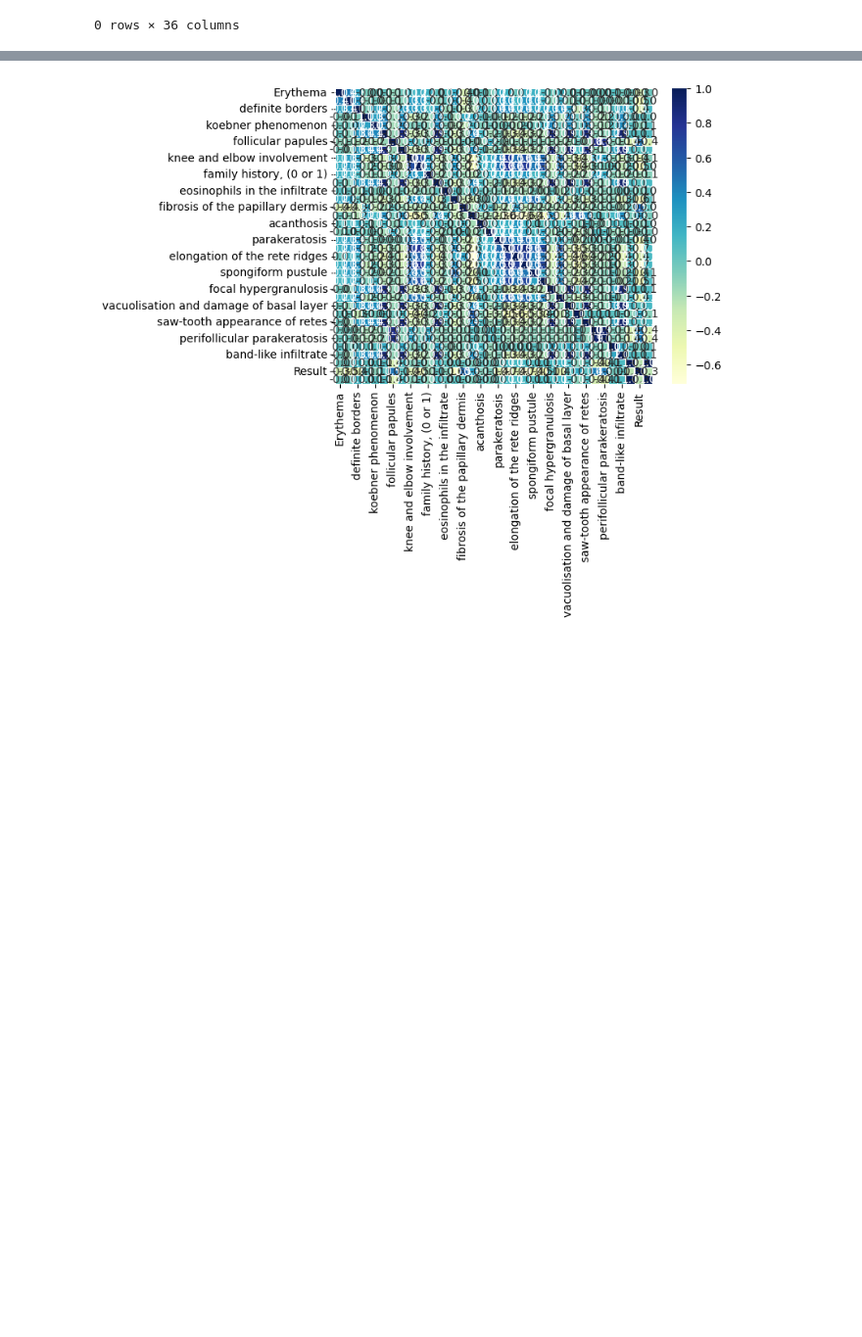
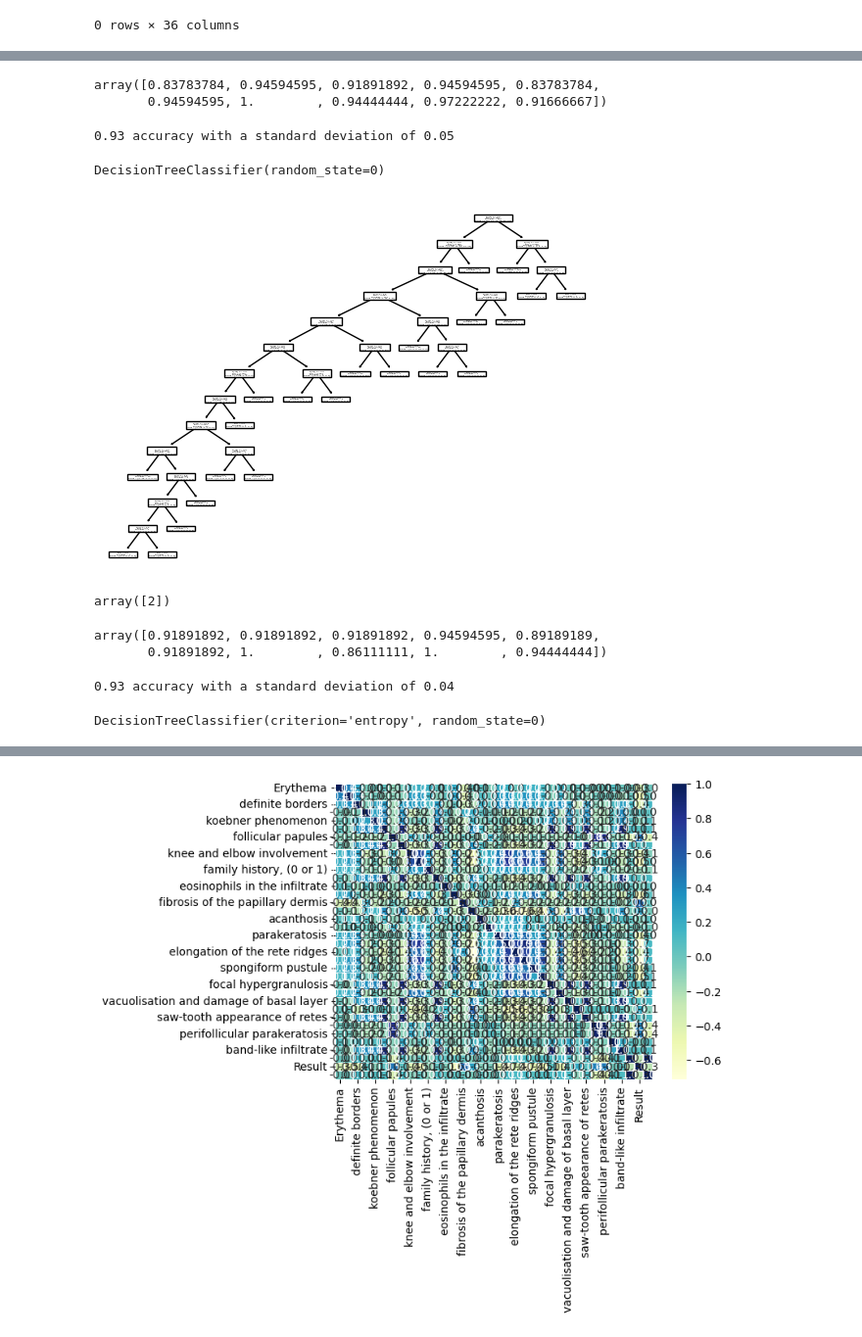
Before and after one commit to turagsarkar/Identification-of-Erythemato-Squamous-Disease, a Jupyter notebook: Identification_of_Erythemato_Squamous_Disease.ipynb, the cells around one changed output, grey strips where cells are left out. Shown at 98% size. Drawn from its saved outputs; the diff is of its cells as text; code cells hidden in the pictures; blank space fills up the shorter version.

Commit message:
Decision tree base ML use

```diff
--- a/Identification_of_Erythemato_Squamous_Disease.ipynb
+++ b/Identification_of_Erythemato_Squamous_Disease.ipynb
@@ -293,0 +328,5 @@ new_data[new_data['Z-score']<-3]
+# %%
+X=new_data.drop(['Result', 'Z-score'],axis='columns')
+print(X)
+y=new_data['Result']
+print(y)
@@ -293,0 +351,44 @@ new_data[new_data['Z-score']<-3]
+# %%
+from sklearn.model_selection import cross_val_score
+from sklearn.tree import DecisionTreeClassifier
+clf = DecisionTreeClassifier(random_state=0)
+scores=cross_val_score(clf,X,y, cv=10)
+scores
+# %% [output]
+array([0.83783784, 0.94594595, 0.91891892, 0.94594595, 0.83783784,
+       0.94594595, 1.        , 0.94444444, 0.97222222, 0.91666667])
+# %%
+print("%0.2f accuracy with a standard deviation of %0.2f" % (scores.mean(), scores.std()))
+# %% [output]
+0.93 accuracy with a standard deviation of 0.05
+# %%
+clf.fit(X,y)
+# %% [output]
+DecisionTreeClassifier(random_state=0)
+# %%
+from sklearn import tree
+tree.plot_tree(clf)
+plt.show()
+# %% [output]
+[figure, added]
+# %%
+clf.predict([[2,1,1,2,0,0,0,0,0,0,0,0,0,0,0,2,1,0,0,0,0,0,0,0,0,0,0,2,0,0,0,3,0,61]])
+# %% [output]
+array([2])
+# %%
+from sklearn.model_selection import cross_val_score
+from sklearn.tree import DecisionTreeClassifier
+clf = DecisionTreeClassifier(criterion='entropy',random_state=0)
+scores=cross_val_score(clf,X,y, cv=10)
+scores
+# %% [output]
+array([0.91891892, 0.91891892, 0.91891892, 0.94594595, 0.89189189,
+       0.91891892, 1.        , 0.86111111, 1.        , 0.94444444])
+# %%
+print("%0.2f accuracy with a standard deviation of %0.2f" % (scores.mean(), scores.std()))
+# %% [output]
+0.93 accuracy with a standard deviation of 0.04
+# %%
+clf.fit(X,y)
+# %% [output]
+DecisionTreeClassifier(criterion='entropy', random_state=0)
```
Also changed, not shown: parts of 13 cells of this notebook.
